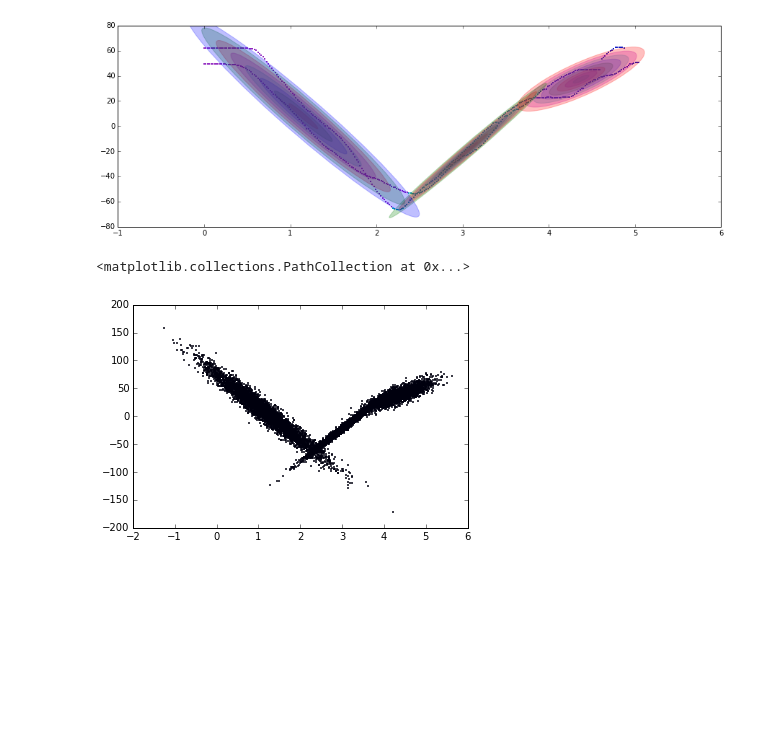
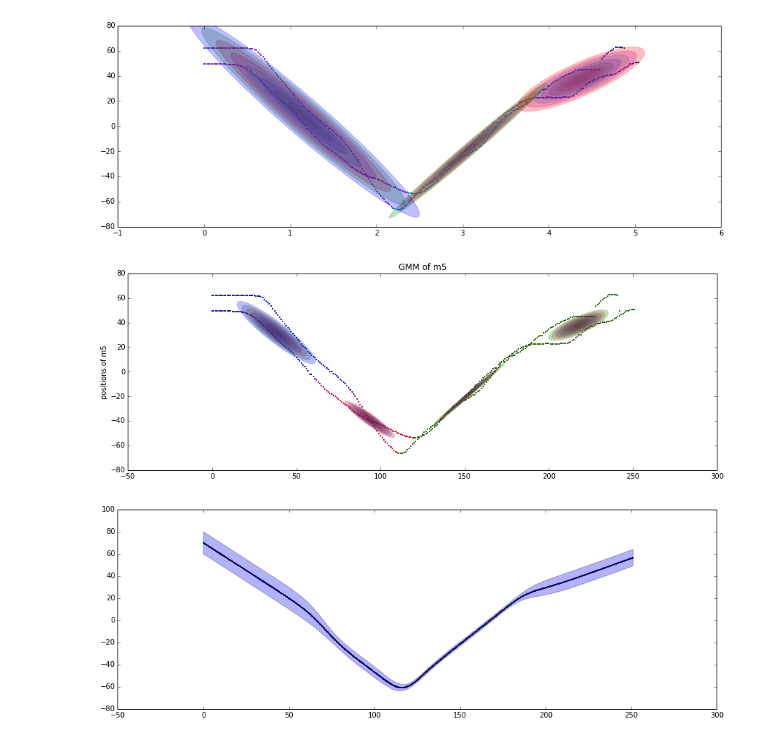
Before and after one commit to show0k/gmm-lbd, a Jupyter notebook: notebooks/data_generation_tests.ipynb, the cells around one changed output. Saved outputs shown, nothing was run; the diff lists cells and outputs as text; code cells hidden in the pictures; blank space fills up the shorter version.

```diff
--- a/notebooks/data_generation_tests.ipynb
+++ b/notebooks/data_generation_tests.ipynb
@@ -58,9 +58,12 @@ datas.add_move(move_m2)
 datas.plot_ellipses()
 # %% [output]
 [figure]
-# %%
-X = datas.gmm.sample(10000)
-plt.scatter(X[:, 0], X[:, 1], .8)
-# %% [output]
-<matplotlib.collections.PathCollection at 0x...>
-[figure, removed]
+# %%
+manager = GmmManager(n_components_range=range(4,5))
+manager.add_move('records/record_2_1.json')
+manager.add_move('records/record_2_2.json')
+manager.plot_ellipses_and_samples()
+manager.plot_regression()
+# %% [output]
+[figure, added]
+[figure, added]
```
Also changed, not shown: 2 other files.
